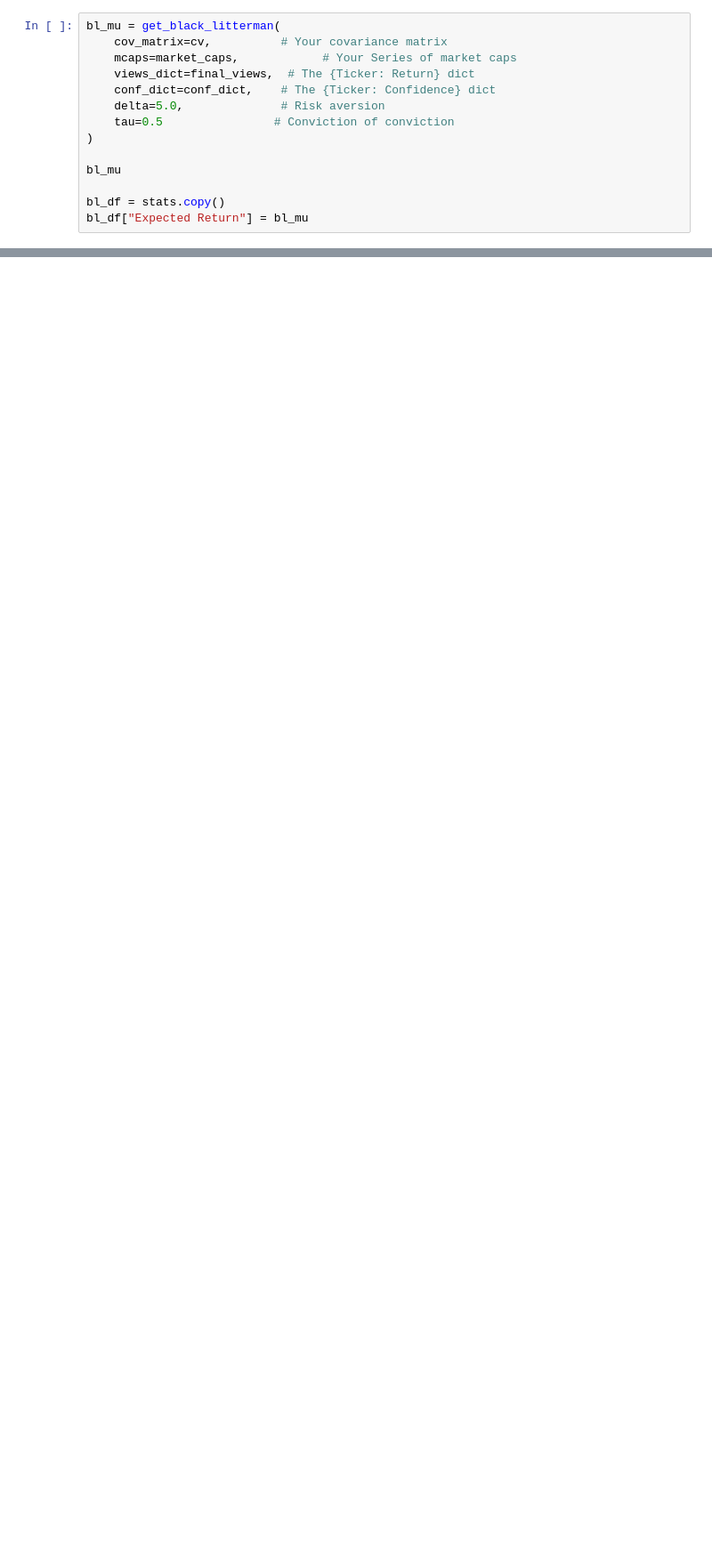
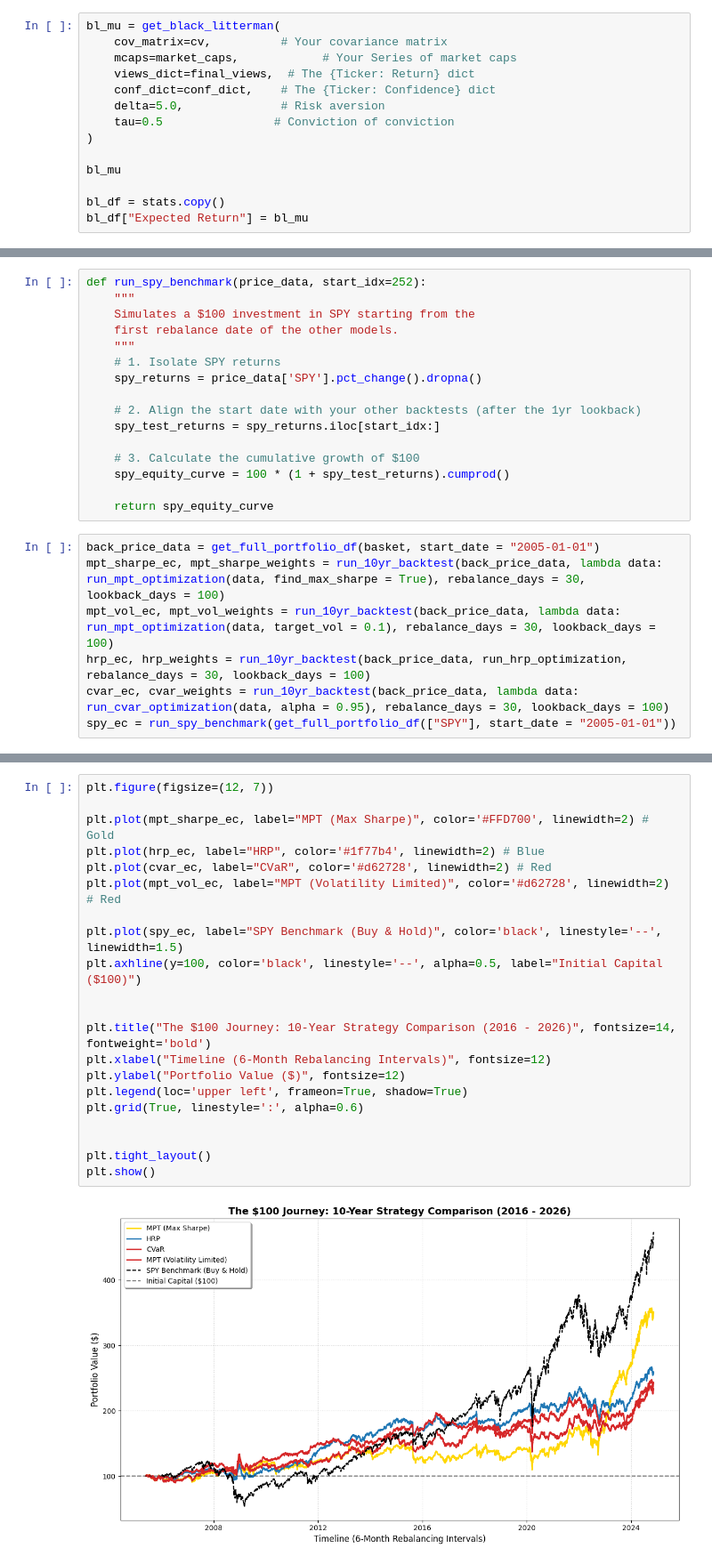
Before and after one commit to SJEGoh/Portfolio-Optimizer, a Jupyter notebook: src/report.ipynb, the cells around one changed output, grey strips where cells are left out. Shown at 89% size. Cells and saved outputs as stored; diff of their text form; blank space fills up the shorter version.

```diff
--- a/src/report.ipynb
+++ b/src/report.ipynb
@@ -248,0 +229,23 @@ HRP Vol: 0.10
+# %%
+def run_spy_benchmark(price_data, start_idx=252):
+    """
+    Simulates a $100 investment in SPY starting from the
+    first rebalance date of the other models.
+    """
+    # 1. Isolate SPY returns
+    spy_returns = price_data['SPY'].pct_change().dropna()
+
+    # 2. Align the start date with your other backtests (after the 1yr lookback)
+    spy_test_returns = spy_returns.iloc[start_idx:]
+
+    # 3. Calculate the cumulative growth of $100
+    spy_equity_curve = 100 * (1 + spy_test_returns).cumprod()
+
+    return spy_equity_curve
+# %%
+back_price_data = get_full_portfolio_df(basket, start_date = "2005-01-01")
+mpt_sharpe_ec, mpt_sharpe_weights = run_10yr_backtest(back_price_data, lambda data: run_mpt_optimization(data, find_max_sharpe = True), rebalance_days = 30, lookback_days = 100)
+mpt_vol_ec, mpt_vol_weights = run_10yr_backtest(back_price_data, lambda data: run_mpt_optimization(data, target_vol = 0.1), rebalance_days = 30, lookback_days = 100)
+hrp_ec, hrp_weights = run_10yr_backtest(back_price_data, run_hrp_optimization, rebalance_days = 30, lookback_days = 100)
+cvar_ec, cvar_weights = run_10yr_backtest(back_price_data, lambda data: run_cvar_optimization(data, alpha = 0.95), rebalance_days = 30, lookback_days = 100)
+spy_ec = run_spy_benchmark(get_full_portfolio_df(["SPY"], start_date = "2005-01-01"))
@@ -248,0 +281,23 @@ HRP Vol: 0.10
+# %%
+plt.figure(figsize=(12, 7))
+
+plt.plot(mpt_sharpe_ec, label="MPT (Max Sharpe)", color='#FFD700', linewidth=2) # Gold
+plt.plot(hrp_ec, label="HRP", color='#1f77b4', linewidth=2) # Blue
+plt.plot(cvar_ec, label="CVaR", color='#d62728', linewidth=2) # Red
+plt.plot(mpt_vol_ec, label="MPT (Volatility Limited)", color='#d62728', linewidth=2) # Red
+
+plt.plot(spy_ec, label="SPY Benchmark (Buy & Hold)", color='black', linestyle='--', linewidth=1.5)
+plt.axhline(y=100, color='black', linestyle='--', alpha=0.5, label="Initial Capital ($100)")
+
+
+plt.title("The $100 Journey: 10-Year Strategy Comparison (2016 - 2026)", fontsize=14, fontweight='bold')
+plt.xlabel("Timeline (6-Month Rebalancing Intervals)", fontsize=12)
+plt.ylabel("Portfolio Value ($)", fontsize=12)
+plt.legend(loc='upper left', frameon=True, shadow=True)
+plt.grid(True, linestyle=':', alpha=0.6)
+
+
+plt.tight_layout()
+plt.show()
+# %% [output]
+[figure, added]
```
Also changed, not shown: parts of 33 cells of this notebook, 2 other files.
